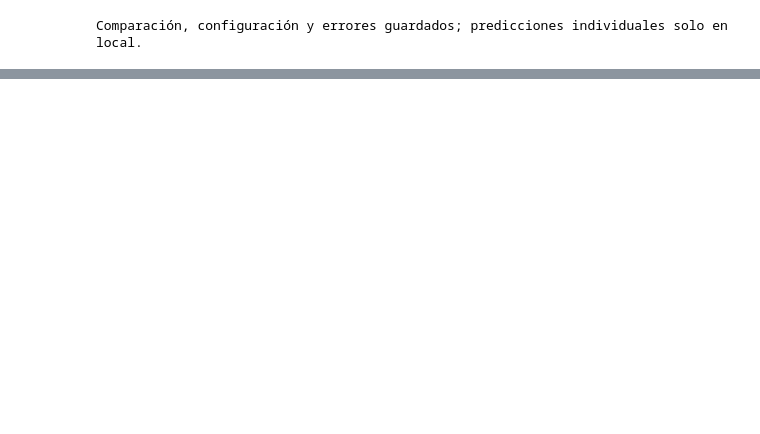
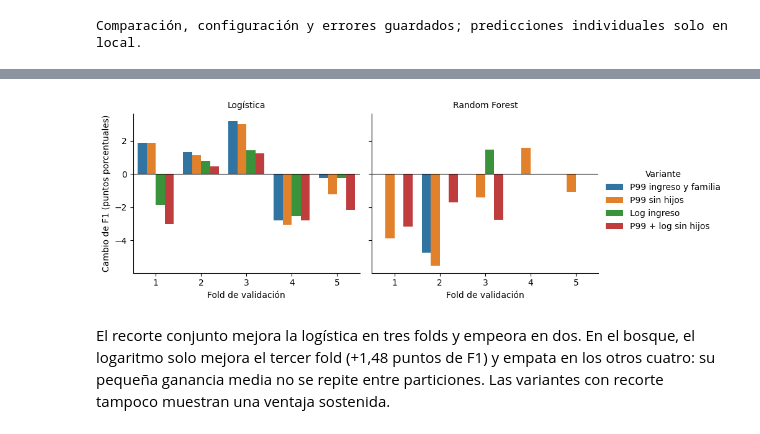
Before and after one commit to toni-oc/clasificacion-solicitudes-tarjeta, a Jupyter notebook: notebooks/clasificacion-solicitudes-tarjeta.ipynb, the cells around one changed output, grey strips where cells are left out. Cells and saved outputs as stored; diff of their text form; code cells hidden in the pictures; blank space fills up the shorter version.

```diff
--- a/notebooks/01-analisis-y-modelado.ipynb
+++ b/notebooks/clasificacion-solicitudes-tarjeta.ipynb
@@ -952,7 +943,7 @@ registro_inicial = {
     "muestra": "desarrollo", "umbral": UMBRAL,
     "preparacion": "sección 3; sin recorte ni selección familiar; escalado solo para logística",
     "parametros": {
-        nombre: (plantilla.named_steps["modelo"] if isinstance(plantilla, Pipeline) else plantilla).get_params(deep=False)
+        nombre: plantilla.named_steps["modelo"].get_params(deep=False)
         for nombre, plantilla in candidatos.items()
     },
     "candidato_provisional": nombre_provisional,
@@ -974,0 +1007,24 @@ Pendiente de desarrollo: comparar ajustes acotados de complejidad y, si procede,
+# %%
+folds_nuevos, predicciones_variantes = evaluar_candidatos(
+    alternativas, X_dev, y_dev, particiones, UMBRAL,
+)
+fichas = pd.DataFrame(fichas_variantes).set_index("Candidato")
+detalle_variantes = folds_nuevos.join(fichas, on="Modelo")
+iniciales = por_fold.loc[por_fold["Modelo"].isin(familias_prueba)].copy()
+iniciales = iniciales.assign(Familia=iniciales["Modelo"], Variante="Actual")
+folds_preparaciones = pd.concat([iniciales, detalle_variantes], ignore_index=True)
+orden = pd.MultiIndex.from_product(
+    [familias_prueba, ["Actual", *tratamientos]], names=["Familia", "Variante"],
+)
+resumen_preparaciones = folds_preparaciones.groupby(["Familia", "Variante"]).agg(
+    F1=("F1", "mean"), F1_std=("F1", "std"), F1_train=("F1_train", "mean"),
+    Precision=("Precision", "mean"), Recall=("Recall", "mean"),
+    ROC_AUC=("ROC_AUC", "mean"), Accuracy=("Accuracy", "mean"),
+).reindex(orden)
+resumen_preparaciones["Delta_F1"] = (
+    resumen_preparaciones["F1"]
+    - resumen_preparaciones.index.get_level_values("Familia").map(comparacion["F1"])
+)
+print("40 ajustes nuevos · ocho candidatos × cinco folds · test reservado")
+display((100 * resumen_preparaciones[metricas_tabla + ["Delta_F1"]])
+        .rename(columns={**nombres_metricas, "Delta_F1": "Cambio F1 (puntos)"}).round(2))
@@ -974,0 +1053,22 @@ Pendiente de desarrollo: comparar ajustes acotados de complejidad y, si procede,
+# %%
+referencia_folds = iniciales[["Familia", "Fold", "F1"]].rename(columns={"F1": "F1_actual"})
+diferencias_preparacion = detalle_variantes.merge(
+    referencia_folds, on=["Familia", "Fold"], validate="many_to_one",
+)
+diferencias_preparacion["Cambio_F1"] = (
+    100 * (diferencias_preparacion["F1"] - diferencias_preparacion["F1_actual"])
+)
+grafico = sns.catplot(
+    data=diferencias_preparacion, kind="bar", x="Fold", y="Cambio_F1",
+    hue="Variante", hue_order=list(tratamientos), col="Familia", col_order=familias_prueba,
+    errorbar=None, height=3.5, aspect=1.2,
+)
+grafico.set_axis_labels("Fold de validación", "Cambio de F1 (puntos porcentuales)")
+grafico.set_titles("{col_name}")
+for ax in grafico.axes.flat:
+    ax.axhline(0, color="black", linewidth=0.8)
+plt.show()
+# %% [output]
+[figure, added]
+# %% [markdown]
+El recorte conjunto mejora la logística en tres folds y empeora en dos. En el bosque, el logaritmo solo mejora el tercer fold (+1,48 puntos de F1) y empata en los otros cuatro: su pequeña ganancia media no se repite entre particiones. Las variantes con recorte tampoco muestran una ventaja sostenida.
```
Also changed, not shown: parts of 76 cells of this notebook, 32 other files.
